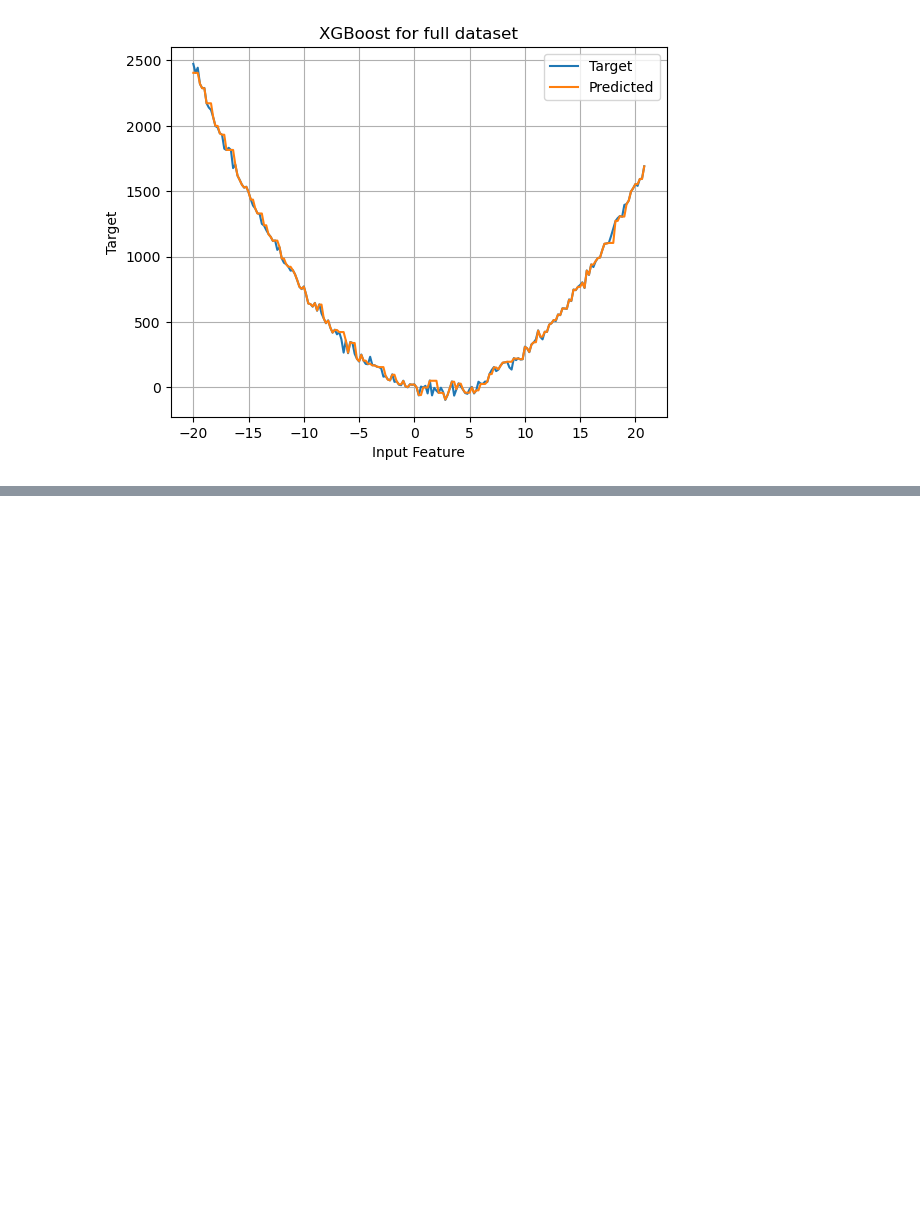
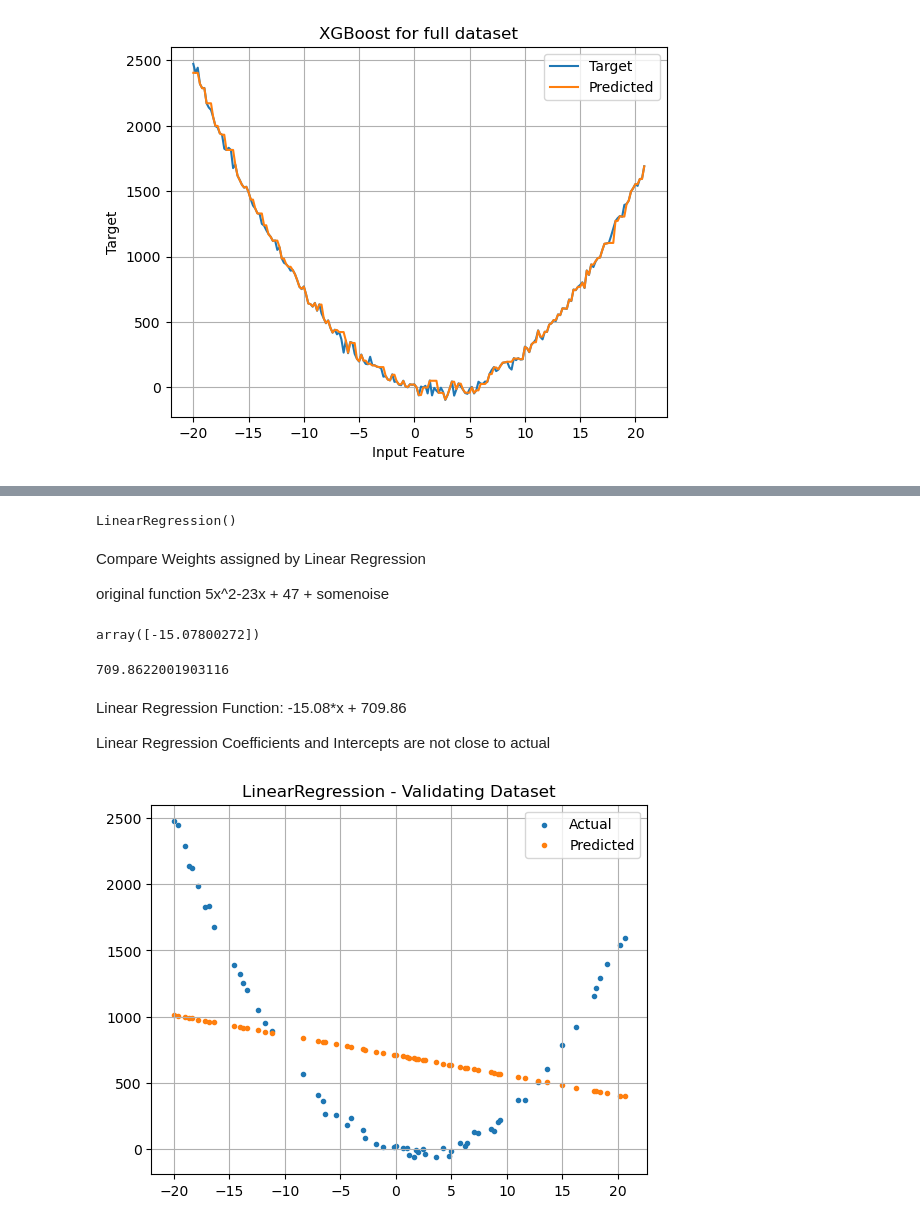
Before and after one commit to saravanankrishnarajan/SageMaker, a Jupyter notebook: xgboost/LinearAndQuadraticFunctionRegression/quadratic_xgboost_localmode.ipynb, the cells around one changed output, grey strips where cells are left out. Drawn from its saved outputs; the diff is of its cells as text; code cells hidden in the pictures; blank space fills up the shorter version.

Commit message:
solved linear reqgression with new feature x2

```diff
--- a/xgboost/LinearAndQuadraticFunctionRegression/quadratic_xgboost_localmode.ipynb
+++ b/xgboost/LinearAndQuadraticFunctionRegression/quadratic_xgboost_localmode.ipynb
@@ -257,0 +260,33 @@ plt.show()
+# %%
+lin_regressor = LinearRegression()
+# %%
+lin_regressor.fit(X_train, y_train)
+# %% [output]
+LinearRegression()
+# %% [markdown]
+Compare Weights assigned by Linear Regression
+
+original function 5x^2-23x + 47 + somenoise
+# %%
+lin_regressor.coef_
+# %% [output]
+array([-15.07800272])
+# %%
+lin_regressor.intercept_
+# %% [output]
+709.8622001903116
+# %% [markdown]
+Linear Regression Function: -15.08*x + 709.86
+
+Linear Regression Coefficients and Intercepts are not close to actual
+# %%
+result = lin_regressor.predict(X_validation[['x']])
+# %%
+plt.title('LinearRegression - Validating Dataset')
+plt.scatter(df_validation.x, df_validation.y, label='Actual',marker='.')
+plt.scatter(df_validation.x, result, label='Predicted', marker='.')
+plt.grid()
+plt.legend()
+plt.show()
+# %% [output]
+[figure, added]
```
Also changed, not shown: parts of 27 cells of this notebook.
